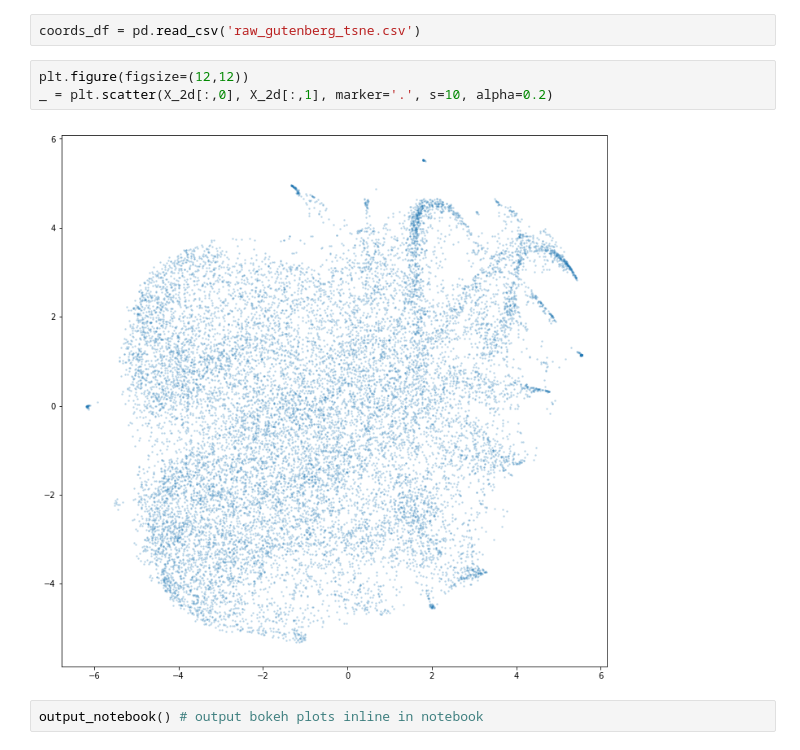
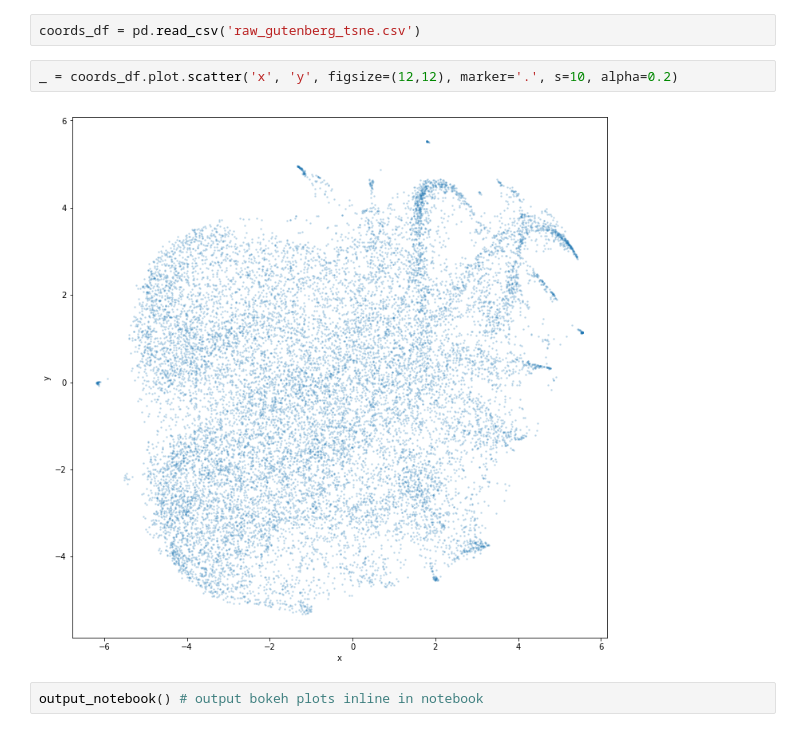
Before and after one commit to the-deep-learners/TensorFlow-LiveLessons, a Jupyter notebook: notebooks/creating_word_vectors_with_word2vec.ipynb, the cells around one changed output. Saved outputs shown, nothing was run; the diff lists cells and outputs as text.

```diff
--- a/notebooks/creating_word_vectors_with_word2vec.ipynb
+++ b/notebooks/creating_word_vectors_with_word2vec.ipynb
@@ -377,10 +375,9 @@ coords_df.head()
 # %%
 coords_df = pd.read_csv('raw_gutenberg_tsne.csv')
 # %%
-plt.figure(figsize=(12,12))
-_ = plt.scatter(X_2d[:,0], X_2d[:,1], marker='.', s=10, alpha=0.2)
+_ = coords_df.plot.scatter('x', 'y', figsize=(12,12), marker='.', s=10, alpha=0.2)
 # %% [output]
-[figure, old version]
+[figure, new version]
 # %%
 output_notebook() # output bokeh plots inline in notebook
 # %% [output]
```
Also changed, not shown: parts of 6 cells of this notebook, 5 other files.
